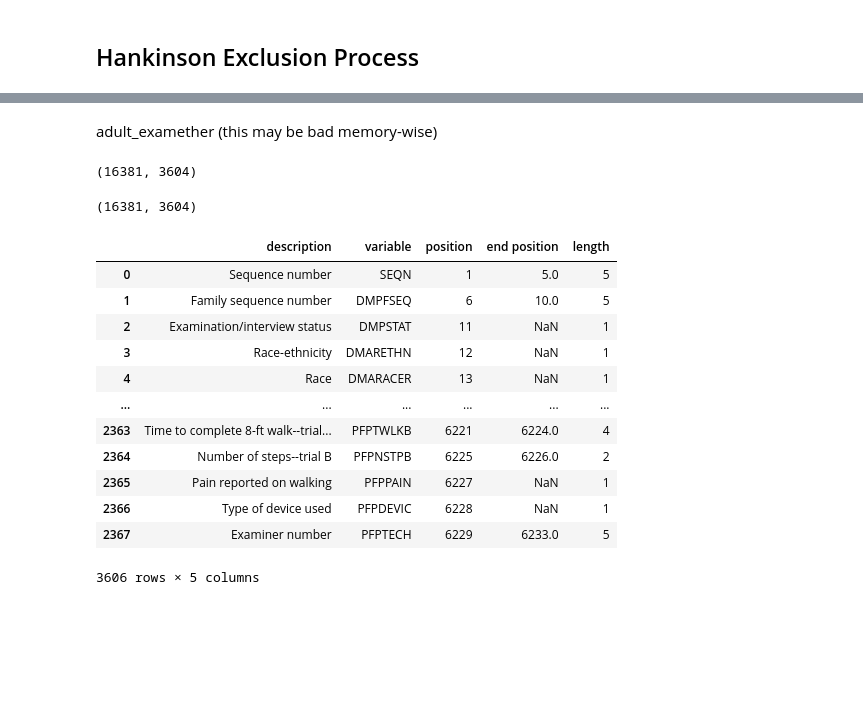
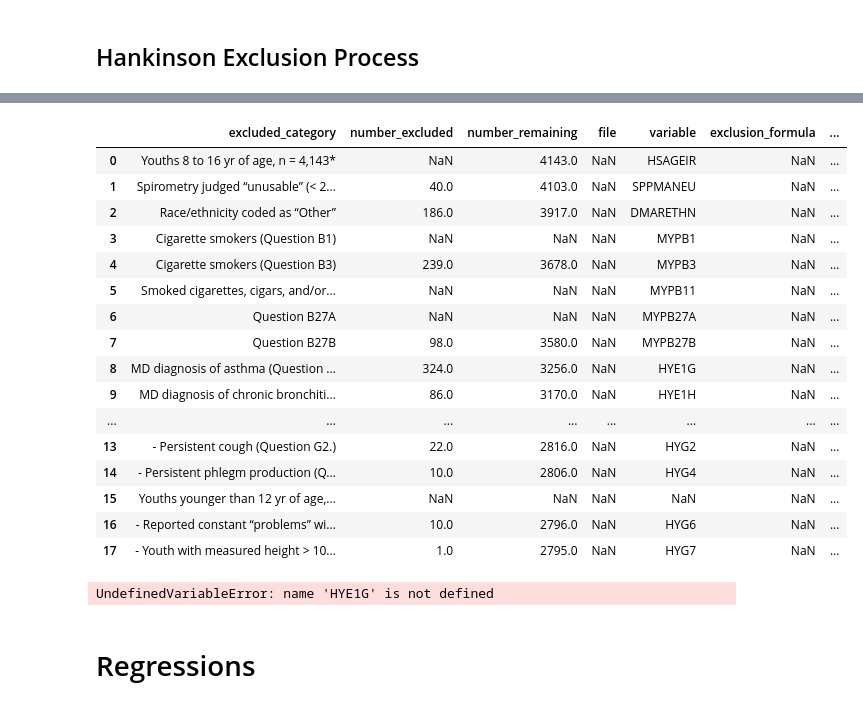
Before and after one commit to climatebrad/nhanes, a Jupyter notebook: nhanes.ipynb, the cells around one changed output, grey strips where cells are left out. Drawn from its saved outputs; the diff is of its cells as text; code cells hidden in the pictures; blank space fills up the shorter version.

Commit message:
data fixes

```diff
--- a/nhanes.ipynb
+++ b/nhanes.ipynb
@@ -344,10 +235,0 @@ memory usage: 551.3+ MB
-# %% [markdown]
-adult_examether (this may be bad memory-wise)
-# %%
-adult_exam.query('SPPMANEU < 88').query('SPPMANEU >= 2').query('HSAGEIR < 90').query('DMARACER < 4').shape
-# %% [output]
-(16381, 3604)
-# %%
-adult_exam.query('SPPMANEU < 88 & SPPMANEU >= 2 & HSAGEIR < 90 & DMARACER < 4').shape
-# %% [output]
-(16381, 3604)
@@ -359,16 +236,28 @@ adult_final = (adult_exam.query('2 <= SPPMANEU < 88').query('HSAGEIR < 90')
-# %%
-pd.concat((adult.cols, exam.cols))
-# %% [output]
-|  | description | variable | position | end position | length |
-| 0 | Sequence number | SEQN | 1 | 5.0 | 5 |
-| 1 | Family sequence number | DMPFSEQ | 6 | 10.0 | 5 |
-| 2 | Examination/interview status | DMPSTAT | 11 | NaN | 1 |
-| 3 | Race-ethnicity | DMARETHN | 12 | NaN | 1 |
-| 4 | Race | DMARACER | 13 | NaN | 1 |
-| ... | ... | ... | ... | ... | ... |
-| 2363 | Time to complete 8-ft walk--trial... | PFPTWLKB | 6221 | 6224.0 | 4 |
-| 2364 | Number of steps--trial B | PFPNSTPB | 6225 | 6226.0 | 2 |
-| 2365 | Pain reported on walking | PFPPAIN | 6227 | NaN | 1 |
-| 2366 | Type of device used | PFPDEVIC | 6228 | NaN | 1 |
-| 2367 | Examiner number | PFPTECH | 6229 | 6233.0 | 5 |
-3606 rows × 5 columns
+# %%
+youth_exclusion = pd.read_csv('data/youth_exclusion.csv')
+youth_exclusion
+# %% [output]
+|  | excluded_category | number_excluded | number_remaining | file | variable | exclusion_formula | ... |
+| 0 | Youths 8 to 16 yr of age, n = 4,143* | NaN | 4143.0 | NaN | HSAGEIR | NaN | ... |
+| 1 | Spirometry judged “unusable” (< 2... | 40.0 | 4103.0 | NaN | SPPMANEU | NaN | ... |
+| 2 | Race/ethnicity coded as “Other” | 186.0 | 3917.0 | NaN | DMARETHN | NaN | ... |
+| 3 | Cigarette smokers (Question B1) | NaN | NaN | NaN | MYPB1 | NaN | ... |
+| 4 | Cigarette smokers (Question B3) | 239.0 | 3678.0 | NaN | MYPB3 | NaN | ... |
+| 5 | Smoked cigarettes, cigars, and/or... | NaN | NaN | NaN | MYPB11 | NaN | ... |
+| 6 | Question B27A | NaN | NaN | NaN | MYPB27A | NaN | ... |
+| 7 | Question B27B | 98.0 | 3580.0 | NaN | MYPB27B | NaN | ... |
+| 8 | MD diagnosis of asthma (Question ... | 324.0 | 3256.0 | NaN | HYE1G | NaN | ... |
+| 9 | MD diagnosis of chronic bronchiti... | 86.0 | 3170.0 | NaN | HYE1H | NaN | ... |
+| ... | ... | ... | ... | ... | ... | ... | ... |
+| 13 | - Persistent cough (Question G2.) | 22.0 | 2816.0 | NaN | HYG2 | NaN | ... |
+| 14 | - Persistent phlegm production (Q... | 10.0 | 2806.0 | NaN | HYG4 | NaN | ... |
+| 15 | Youths younger than 12 yr of age,... | NaN | NaN | NaN | NaN | NaN | ... |
+| 16 | - Reported constant “problems” wi... | 10.0 | 2796.0 | NaN | HYG6 | NaN | ... |
+| 17 | - Youth with measured height > 10... | 1.0 | 2795.0 | NaN | HYG7 | NaN | ... |
+# %%
+youth_final = youth_exam.query(' & '.join(youth_exclusion.inclusion_formula.dropna()))
+youth_final.shape
+# %% [output]
+UndefinedVariableError: name 'HYE1G' is not defined
+# %% [markdown]
+# Regressions
```
Also changed, not shown: parts of 30 cells of this notebook, 7 other files.
